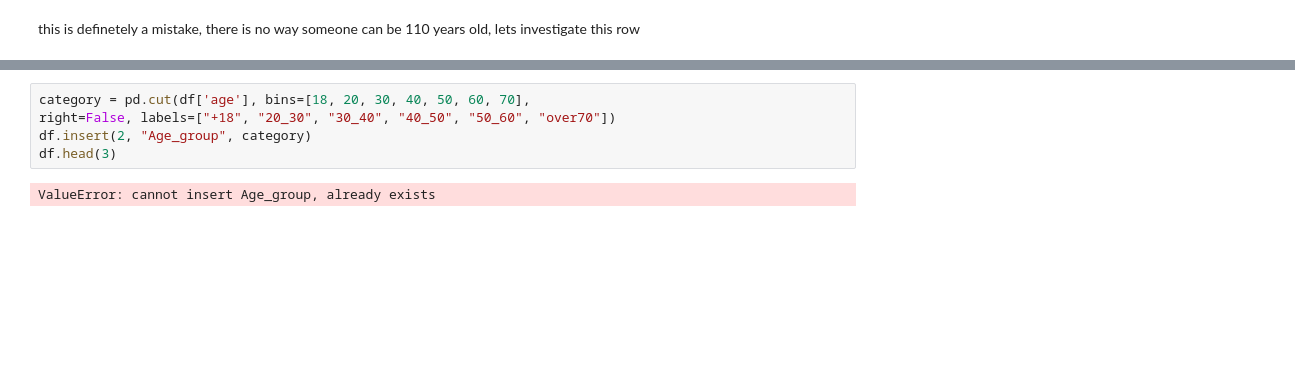
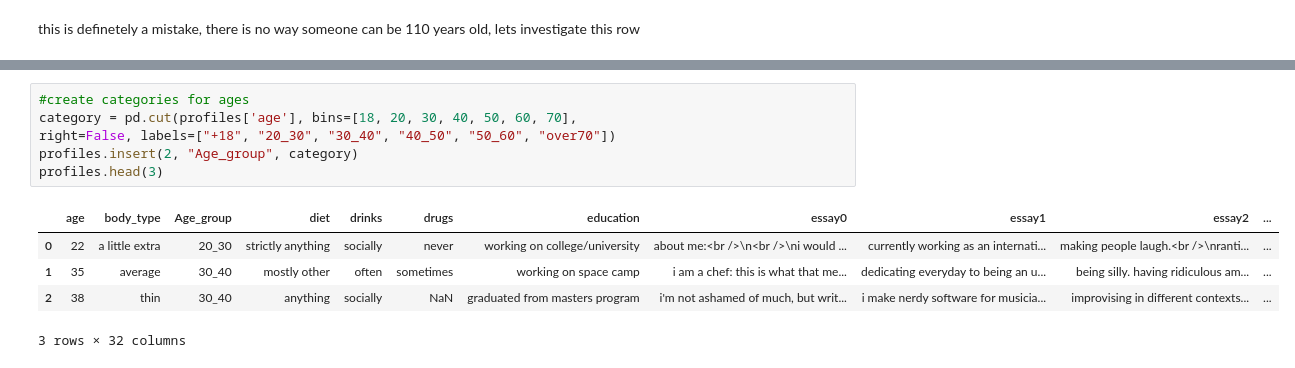
Before and after one commit to paulynamagana/OKCupid_challenge, a Jupyter notebook: date-a-scientist.ipynb, the cells around one changed output, grey strips where cells are left out. Saved outputs shown, nothing was run; the diff lists cells and outputs as text; blank space fills up the shorter version.

```diff
--- a/date-a-scientist.ipynb
+++ b/date-a-scientist.ipynb
@@ -118,9 +173,14 @@ print('Number ofPeople older than 60 : ',
 # %% [output]
 Number ofPeople older than 60 :  1161
 # %%
-category = pd.cut(df['age'], bins=[18, 20, 30, 40, 50, 60, 70],
+#create categories for ages
+category = pd.cut(profiles['age'], bins=[18, 20, 30, 40, 50, 60, 70],
 right=False, labels=["+18", "20_30", "30_40", "40_50", "50_60", "over70"])
-df.insert(2, "Age_group", category)
-df.head(3)
+profiles.insert(2, "Age_group", category)
+profiles.head(3)
 # %% [output]
+|  | age | body_type | Age_group | diet | drinks | drugs | education | essay0 | essay1 | essay2 | ... |
+| 0 | 22 | a little extra | 20_30 | strictly anything | socially | never | working on college/university | about me:<br />\n<br />\ni would ... | currently working as an internati... | making people laugh.<br />\nranti... | ... |
+| 1 | 35 | average | 30_40 | mostly other | often | sometimes | working on space camp | i am a chef: this is what that me... | dedicating everyday to being an u... | being silly. having ridiculous am... | ... |
+| 2 | 38 | thin | 30_40 | anything | socially | NaN | graduated from masters program | i'm not ashamed of much, but writ... | i make nerdy software for musicia... | improvising in different contexts... | ... |
-ValueError: cannot insert Age_group, already exists
+3 rows × 32 columns
```
Also changed, not shown: parts of 20 cells of this notebook.
